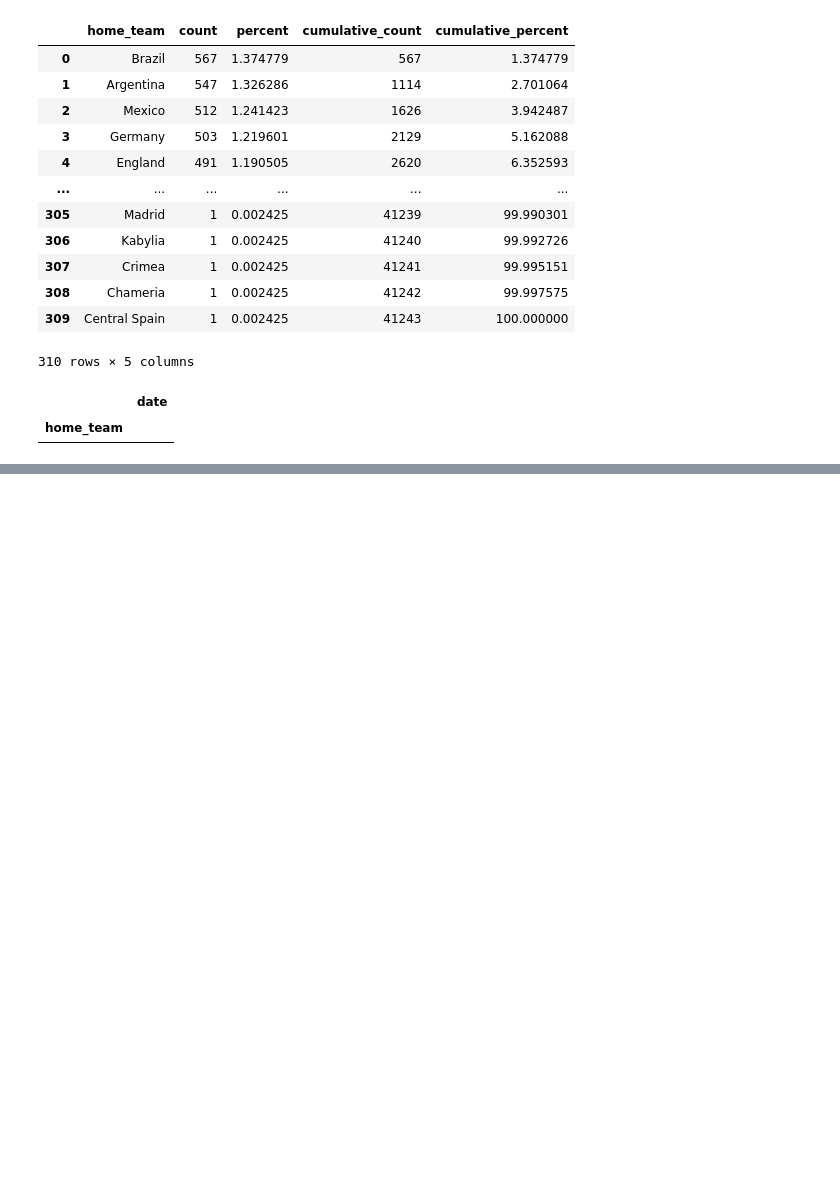
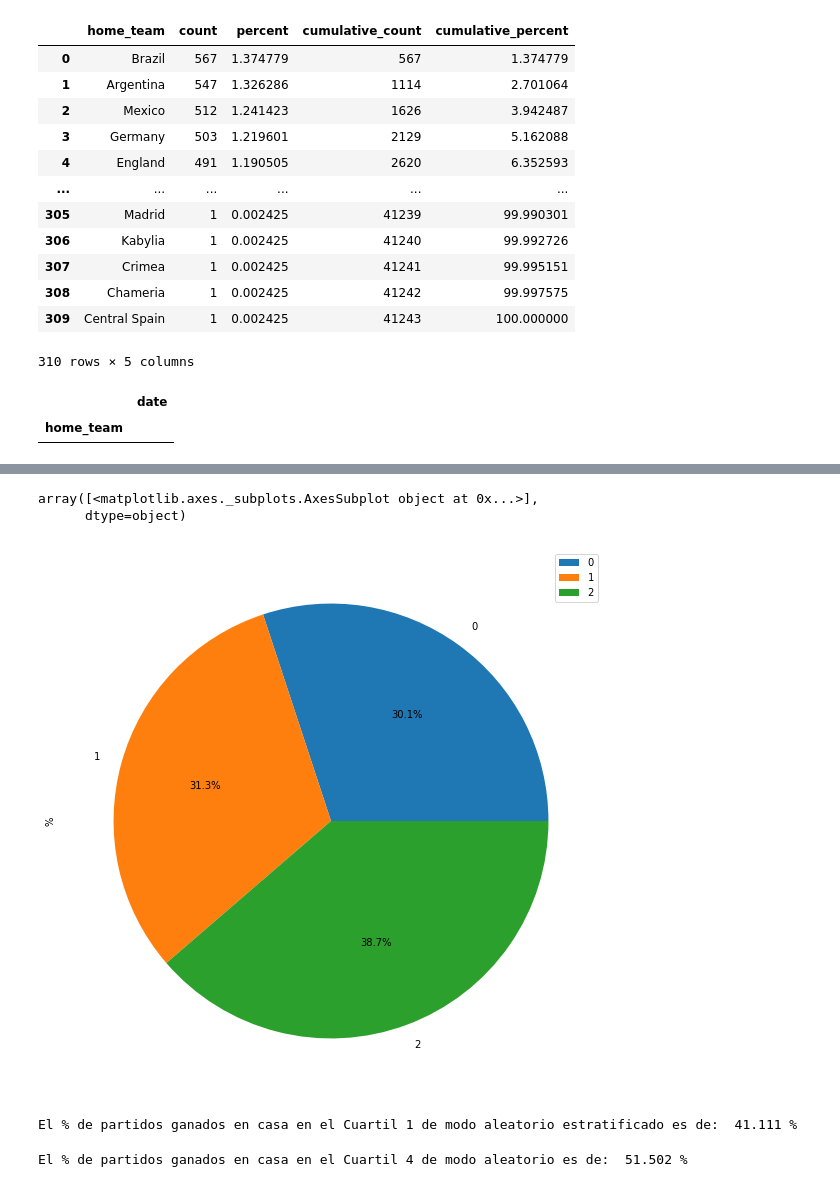
Before and after one commit to JMML2021/0501_sampling, a Jupyter notebook: 05_Sampling.ipynb, the cells around one changed output, grey strips where cells are left out. Saved outputs shown, nothing was run; the diff lists cells and outputs as text; code cells hidden in the pictures; blank space fills up the shorter version.

```diff
--- a/05_Sampling.ipynb
+++ b/05_Sampling.ipynb
@@ -564,0 +592,19 @@ df3[50:-20]
+# %%
+df4.plot.pie(y = '%', figsize=(15,10), autopct='%1.1f%%', subplots=True)
+# %% [output]
+array([<matplotlib.axes._subplots.AxesSubplot object at 0x...>],
+      dtype=object)
+[figure, added]
+# %%
+
+muestraQ0= df3[df3['Cuartil']==0].sample(20)
+muestraQ0Porcentaje =muestraQ0['PartidosGanadosCasa'].sum()/muestraQ0['PartidosJugados'].sum()
+print('\n\nEl % de partidos ganados en casa en el Cuartil 1 de modo aleatorio estratificado es de: ',round(muestraQ1Porcentaje*100,3), '%')
+# %% [output]
+El % de partidos ganados en casa en el Cuartil 1 de modo aleatorio estratificado es de:  41.111 %
+# %%
+muestraQ3= df3[df3['Cuartil']==2].sample(20)
+muestraQ3Porcentaje =muestraQ3['PartidosGanadosCasa'].sum()/muestraQ3['PartidosJugados'].sum()
+print('El % de partidos ganados en casa en el Cuartil 4 de modo aleatorio es de: ',round(muestraQ3Porcentaje*100,3), '%')
+# %% [output]
+El % de partidos ganados en casa en el Cuartil 4 de modo aleatorio es de:  51.502 %
```
Also changed, not shown: parts of 13 cells of this notebook.
